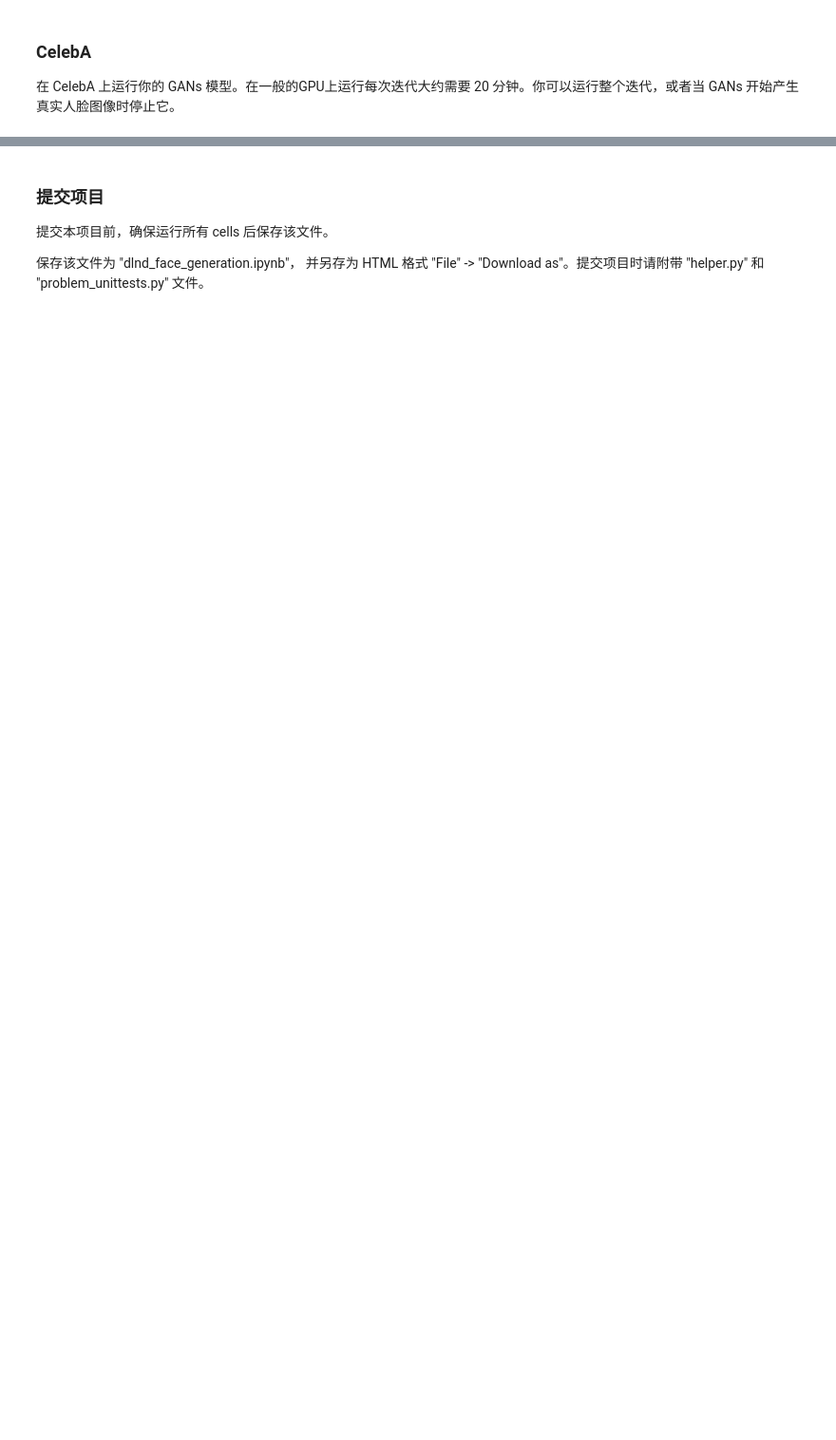
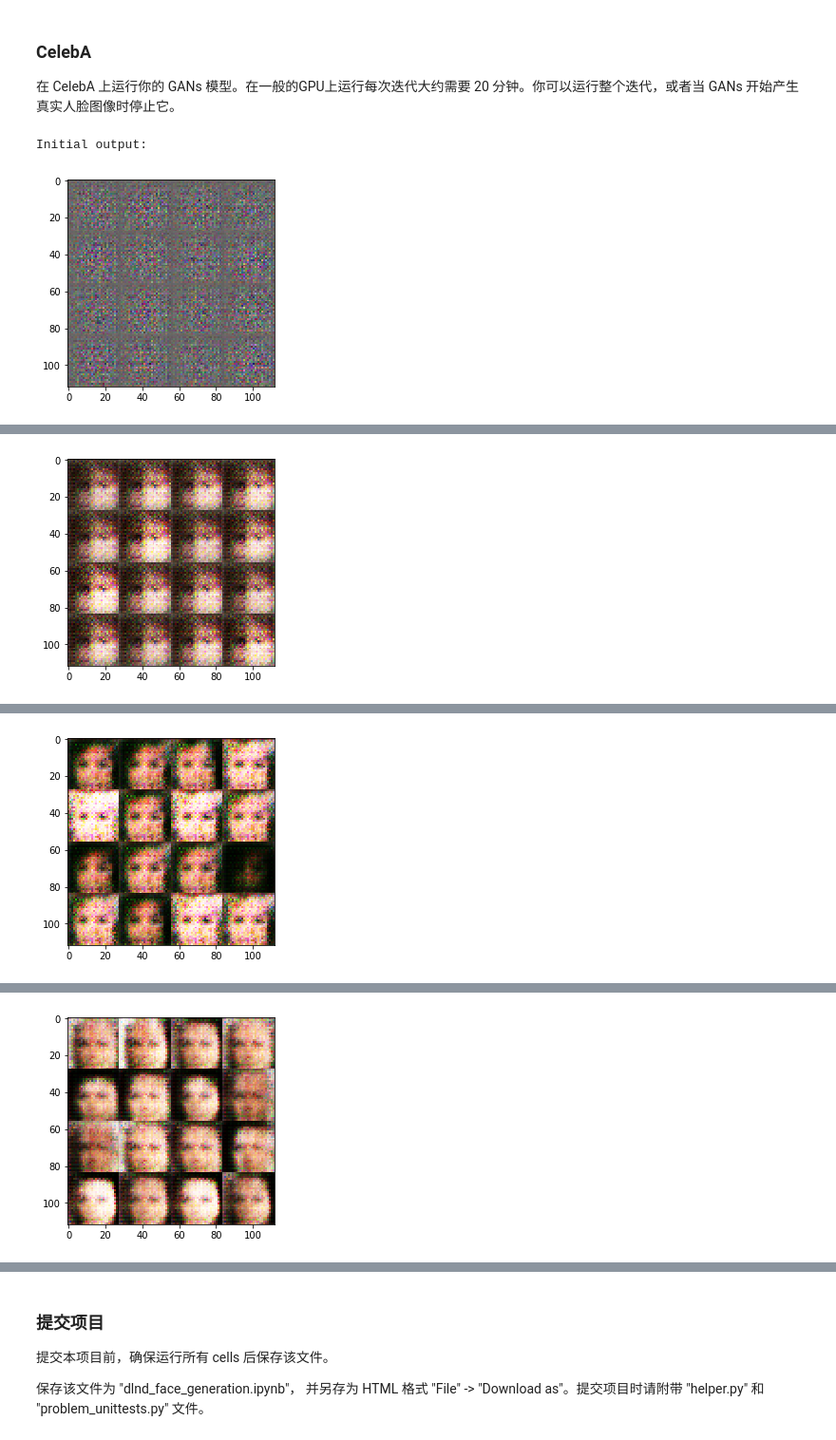
Before and after one commit to AlainOUYANG/face-generation, a Jupyter notebook: dlnd_face_generation.ipynb, the cells around one changed output, grey strips where cells are left out. Shown at 95% size. Cells and saved outputs as stored; diff of their text form; code cells hidden in the pictures; blank space fills up the shorter version.

```diff
--- a/dlnd_face_generation.ipynb
+++ b/dlnd_face_generation.ipynb
@@ -310,18 +487,21 @@ with tf.Graph().as_default():
 ### CelebA
 在 CelebA 上运行你的 GANs 模型。在一般的GPU上运行每次迭代大约需要 20 分钟。你可以运行整个迭代，或者当 GANs 开始产生真实人脸图像时停止它。
 # %%
-batch_size = None
-z_dim = None
-learning_rate = None
-beta1 = None
+batch_size = 64
+z_dim = 100
+learning_rate = 0.0002
+beta1 = 0.5
 
 
 """
 DON'T MODIFY ANYTHING IN THIS CELL THAT IS BELOW THIS LINE
 """
 epochs = 1
 
 celeba_dataset = helper.Dataset('celeba', glob(os.path.join(data_dir, 'img_align_celeba/*.jpg')))
 with tf.Graph().as_default():
     train(epochs, batch_size, z_dim, learning_rate, beta1, celeba_dataset.get_batches,
           celeba_dataset.shape, celeba_dataset.image_mode)
+# %% [output]
+Initial output:
+[figure, added]
@@ -327,0 +518 @@ with tf.Graph().as_default():
+[figure, added]
@@ -327,0 +529 @@ with tf.Graph().as_default():
+[figure, added]
@@ -327,0 +540 @@ with tf.Graph().as_default():
+[figure, added]
```
Also changed, not shown: parts of 10 cells of this notebook, 2 other files.
